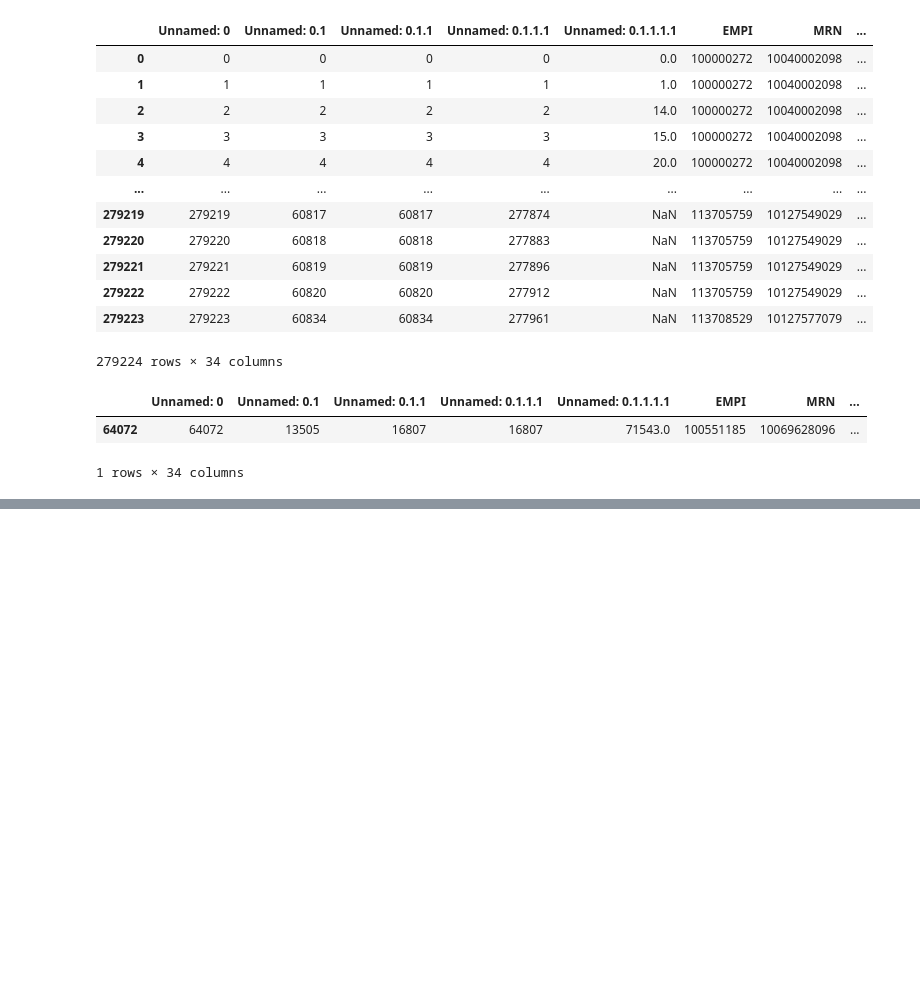
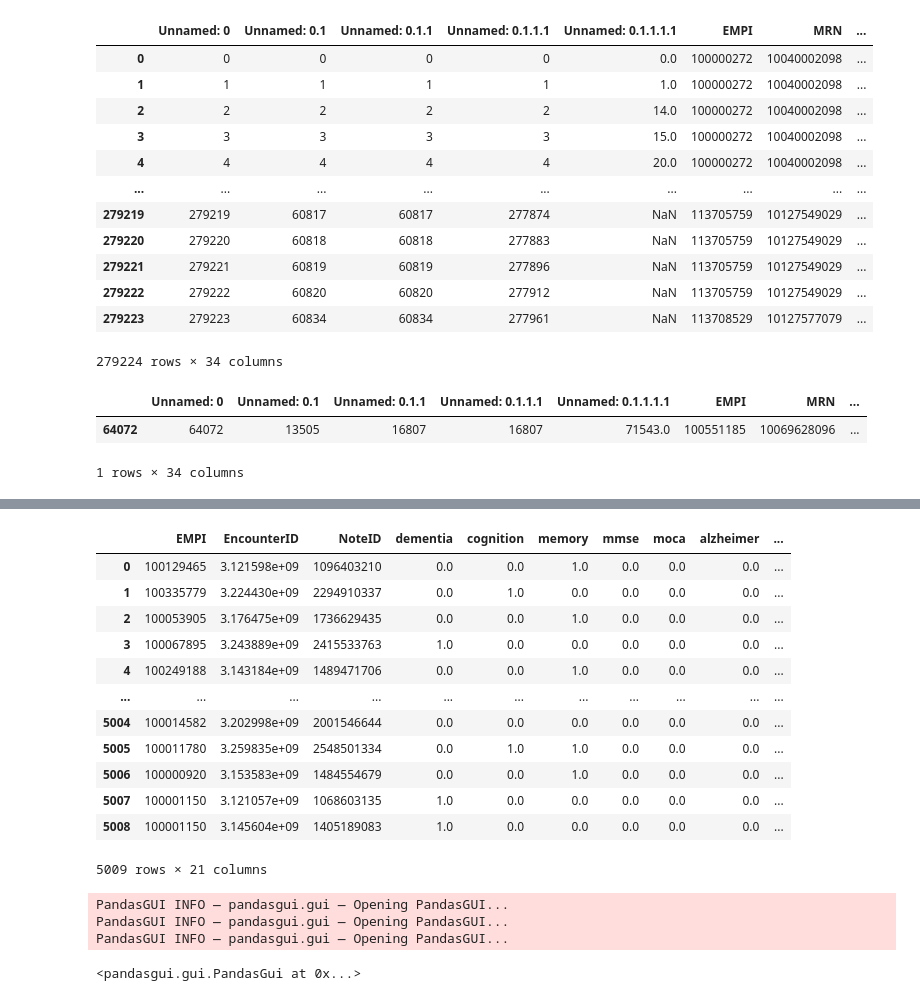
Before and after one commit to anaconda121/NeuraHealth, a Jupyter notebook: EDA/Pre-Annotations/Diversity_Sampling.ipynb, the cells around one changed output, grey strips where cells are left out. Cells and saved outputs as stored; diff of their text form; code cells hidden in the pictures; blank space fills up the shorter version.

```diff
--- a/EDA/Pre-Annotations/Diversity_Sampling.ipynb
+++ b/EDA/Pre-Annotations/Diversity_Sampling.ipynb
@@ -93,0 +114,66 @@ diverse_df
+# %%
+for i in tqdm(range(len(diverse_df))):
+    match_tuples = []
+    keyword_list = []
+
+    keyword_list = list(eval(diverse_df['padded_regex_match'][i]))
+    for z in range(len(keyword_list)):
+        match_tuples.append((keyword_list[z], 0))
+
+    freq = {"dementia":0
+        ,"cognition":0
+        ,"cognition":0
+        ,"memory":0
+        ,"mmse":0
+        ,"moca":0
+        ,"alzheimer":0
+        ,'cognitive impairment':0
+        ,"mci":0
+        ,"cerebellar":0
+        ,"neurocognitive":0
+        ,"lewy":0
+        ,"pick's":0
+        ,"corticobasal":0
+        ,"cerebral":0
+        ,"cerebrovascular":0
+        ,"amnesia":0
+        ,"ad": 0
+        ,"lbd": 0
+    }
+
+    for k, v in match_tuples:
+        if (k != ''):
+            if (k == 'cognitive impairmentcognitiveimpairment' or k == 'cognitiveimpairmentcognitive impairment'):
+                k = 'cognitive impairment'
+                freq.update({str(k.lower()):int(freq[k.lower()] + 1)})
+            else:
+                freq.update({str(k.lower()):int(freq[k.lower()] + 1)})
+
+    #print(freq.items())
+    #print(summary_stats["dementia"])
+    for k, v in freq.items():
+        #print(str(k.lower()))
+        summary_stats_seq[str(k.lower())][i] = int(v)
+# %%
+summary_stats_seq
+# %% [output]
+|  | EMPI | EncounterID | NoteID | dementia | cognition | memory | mmse | moca | alzheimer | ... |
+| 0 | 100129465 | 3.121598e+09 | 1096403210 | 0.0 | 0.0 | 1.0 | 0.0 | 0.0 | 0.0 | ... |
+| 1 | 100335779 | 3.224430e+09 | 2294910337 | 0.0 | 1.0 | 0.0 | 0.0 | 0.0 | 0.0 | ... |
+| 2 | 100053905 | 3.176475e+09 | 1736629435 | 0.0 | 0.0 | 1.0 | 0.0 | 0.0 | 0.0 | ... |
+| 3 | 100067895 | 3.243889e+09 | 2415533763 | 1.0 | 0.0 | 0.0 | 0.0 | 0.0 | 0.0 | ... |
+| 4 | 100249188 | 3.143184e+09 | 1489471706 | 0.0 | 0.0 | 1.0 | 0.0 | 0.0 | 0.0 | ... |
+| ... | ... | ... | ... | ... | ... | ... | ... | ... | ... | ... |
+| 5004 | 100014582 | 3.202998e+09 | 2001546644 | 0.0 | 0.0 | 0.0 | 0.0 | 0.0 | 0.0 | ... |
+| 5005 | 100011780 | 3.259835e+09 | 2548501334 | 0.0 | 1.0 | 1.0 | 0.0 | 0.0 | 0.0 | ... |
+| 5006 | 100000920 | 3.153583e+09 | 1484554679 | 0.0 | 0.0 | 1.0 | 0.0 | 0.0 | 0.0 | ... |
+| 5007 | 100001150 | 3.121057e+09 | 1068603135 | 1.0 | 0.0 | 0.0 | 0.0 | 0.0 | 0.0 | ... |
+| 5008 | 100001150 | 3.145604e+09 | 1405189083 | 1.0 | 0.0 | 0.0 | 0.0 | 0.0 | 0.0 | ... |
+5009 rows × 21 columns
+# %%
+show(summary_stats_seq)
+# %% [output]
+PandasGUI INFO — pandasgui.gui — Opening PandasGUI...
+PandasGUI INFO — pandasgui.gui — Opening PandasGUI...
+PandasGUI INFO — pandasgui.gui — Opening PandasGUI...
+<pandasgui.gui.PandasGui at 0x...>
```
Also changed, not shown: parts of 7 cells of this notebook.
